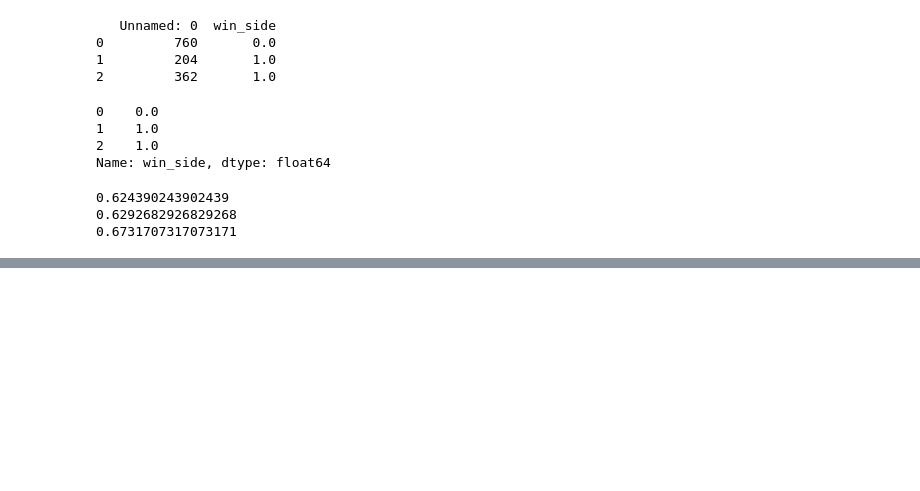
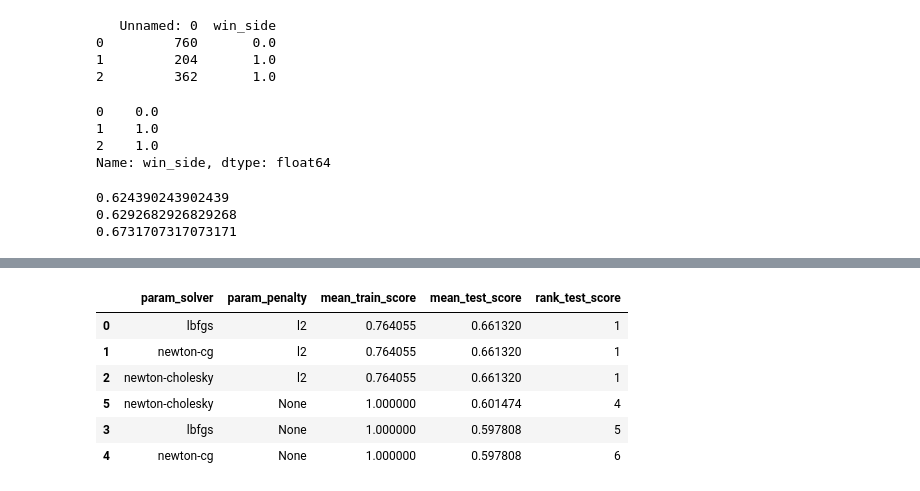
Before and after one commit to baueramari/team-supreme, a Jupyter notebook: explore_fv.ipynb, the cells around one changed output, grey strips where cells are left out. Drawn from its saved outputs; the diff is of its cells as text; code cells hidden in the pictures; blank space fills up the shorter version.

```diff
--- a/explore_fv.ipynb
+++ b/explore_fv.ipynb
@@ -193,0 +281,12 @@ print(mean_acc)
+# %%
+results = results.loc[:, ['param_solver', 'param_penalty', 'mean_train_score', 'mean_test_score', 'rank_test_score']]
+results = results.sort_values('rank_test_score')
+results
+# %% [output]
+|  | param_solver | param_penalty | mean_train_score | mean_test_score | rank_test_score |
+| 0 | lbfgs | l2 | 0.764055 | 0.661320 | 1 |
+| 1 | newton-cg | l2 | 0.764055 | 0.661320 | 1 |
+| 2 | newton-cholesky | l2 | 0.764055 | 0.661320 | 1 |
+| 5 | newton-cholesky | None | 1.000000 | 0.601474 | 4 |
+| 3 | lbfgs | None | 1.000000 | 0.597808 | 5 |
+| 4 | newton-cg | None | 1.000000 | 0.597808 | 6 |
```
Also changed, not shown: parts of 7 cells of this notebook.
